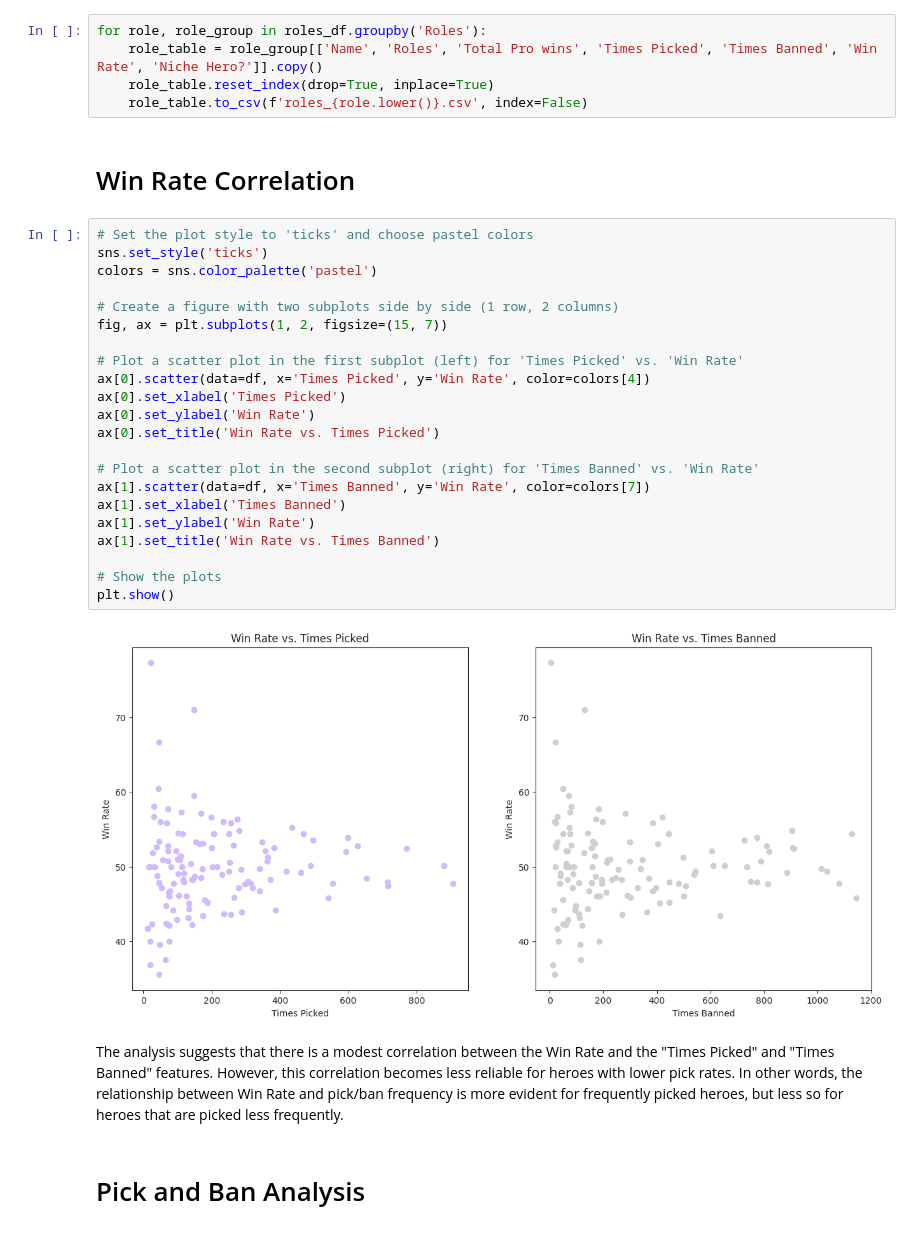
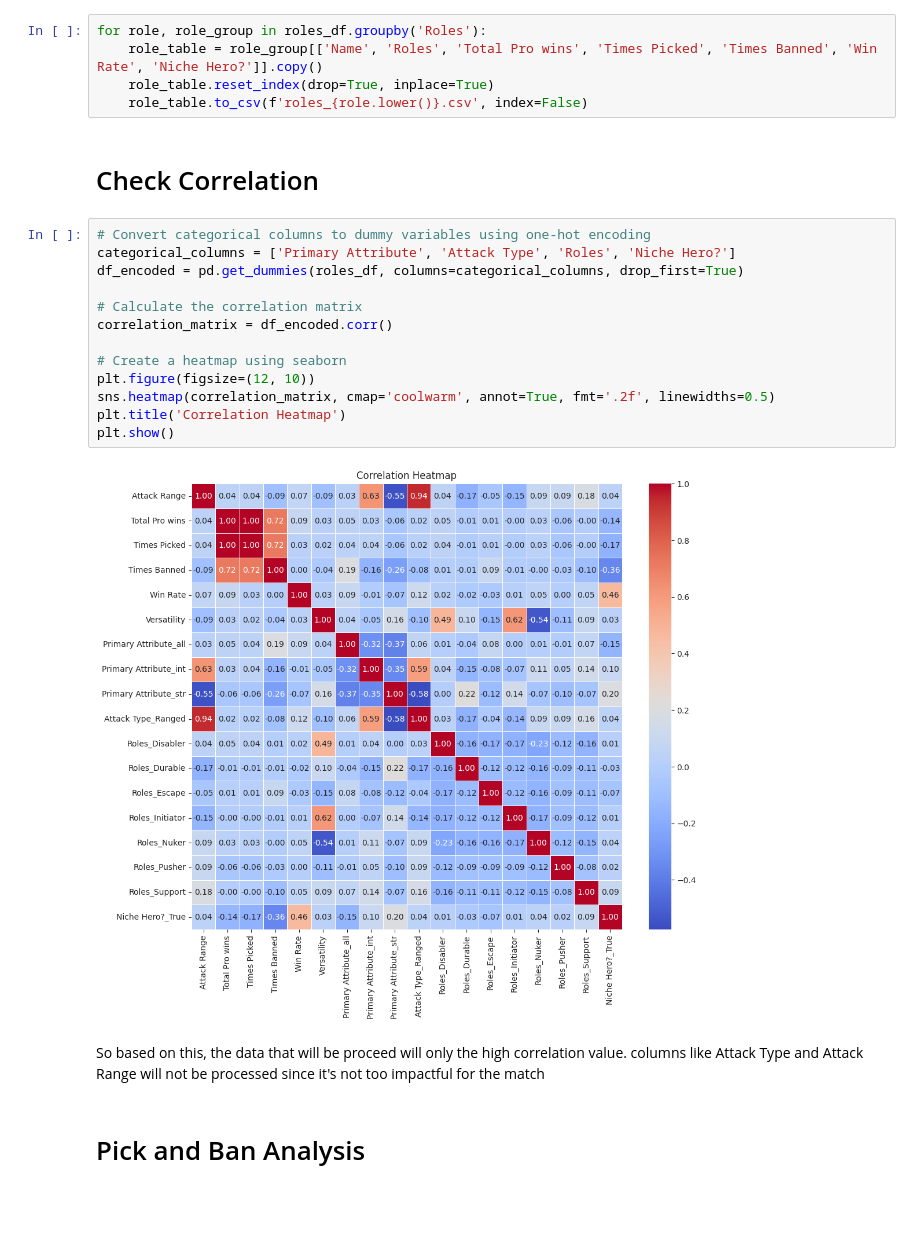
Before and after one commit to farisazizy/dota2-733e-meta-analysis, a Jupyter notebook: GG3_DA_GG3DAUP0032_MIDTERM_TEST_FILE_1.ipynb, the cells around one changed output. Saved outputs shown, nothing was run; the diff lists cells and outputs as text; blank space fills up the shorter version.

```diff
--- a/GG3_DA_GG3DAUP0032_MIDTERM_TEST_FILE_1.ipynb
+++ b/GG3_DA_GG3DAUP0032_MIDTERM_TEST_FILE_1.ipynb
@@ -92,33 +92,24 @@ for role, role_group in roles_df.groupby('Roles'):
     role_table.reset_index(drop=True, inplace=True)
     role_table.to_csv(f'roles_{role.lower()}.csv', index=False)
 # %% [markdown]
-# Win Rate Correlation
+# Check Correlation
-# %%
-# Set the plot style to 'ticks' and choose pastel colors
-sns.set_style('ticks')
-colors = sns.color_palette('pastel')
-
-# Create a figure with two subplots side by side (1 row, 2 columns)
-fig, ax = plt.subplots(1, 2, figsize=(15, 7))
-
-# Plot a scatter plot in the first subplot (left) for 'Times Picked' vs. 'Win Rate'
-ax[0].scatter(data=df, x='Times Picked', y='Win Rate', color=colors[4])
-ax[0].set_xlabel('Times Picked')
-ax[0].set_ylabel('Win Rate')
-ax[0].set_title('Win Rate vs. Times Picked')
-
-# Plot a scatter plot in the second subplot (right) for 'Times Banned' vs. 'Win Rate'
-ax[1].scatter(data=df, x='Times Banned', y='Win Rate', color=colors[7])
-ax[1].set_xlabel('Times Banned')
-ax[1].set_ylabel('Win Rate')
-ax[1].set_title('Win Rate vs. Times Banned')
-
-# Show the plots
-plt.show()
-# %% [output]
-[figure, removed]
-# %% [markdown]
-The analysis suggests that there is a modest correlation between the Win Rate and the "Times Picked" and "Times Banned" features. However, this correlation becomes less reliable for heroes with lower pick rates. In other words, the relationship between Win Rate and pick/ban frequency is more evident for frequently picked heroes, but less so for heroes that are picked less frequently.
+# %%
+# Convert categorical columns to dummy variables using one-hot encoding
+categorical_columns = ['Primary Attribute', 'Attack Type', 'Roles', 'Niche Hero?']
+df_encoded = pd.get_dummies(roles_df, columns=categorical_columns, drop_first=True)
+
+# Calculate the correlation matrix
+correlation_matrix = df_encoded.corr()
+
+# Create a heatmap using seaborn
+plt.figure(figsize=(12, 10))
+sns.heatmap(correlation_matrix, cmap='coolwarm', annot=True, fmt='.2f', linewidths=0.5)
+plt.title('Correlation Heatmap')
+plt.show()
+# %% [output]
+[figure, added]
+# %% [markdown]
+So based on this, the data that will be proceed will only the high correlation value. columns like Attack Type and Attack Range will not be processed since it's not too impactful for the match
 # %% [markdown]
 # Pick and Ban Analysis
 # %%
```
Also changed, not shown: parts of 9 cells of this notebook.
